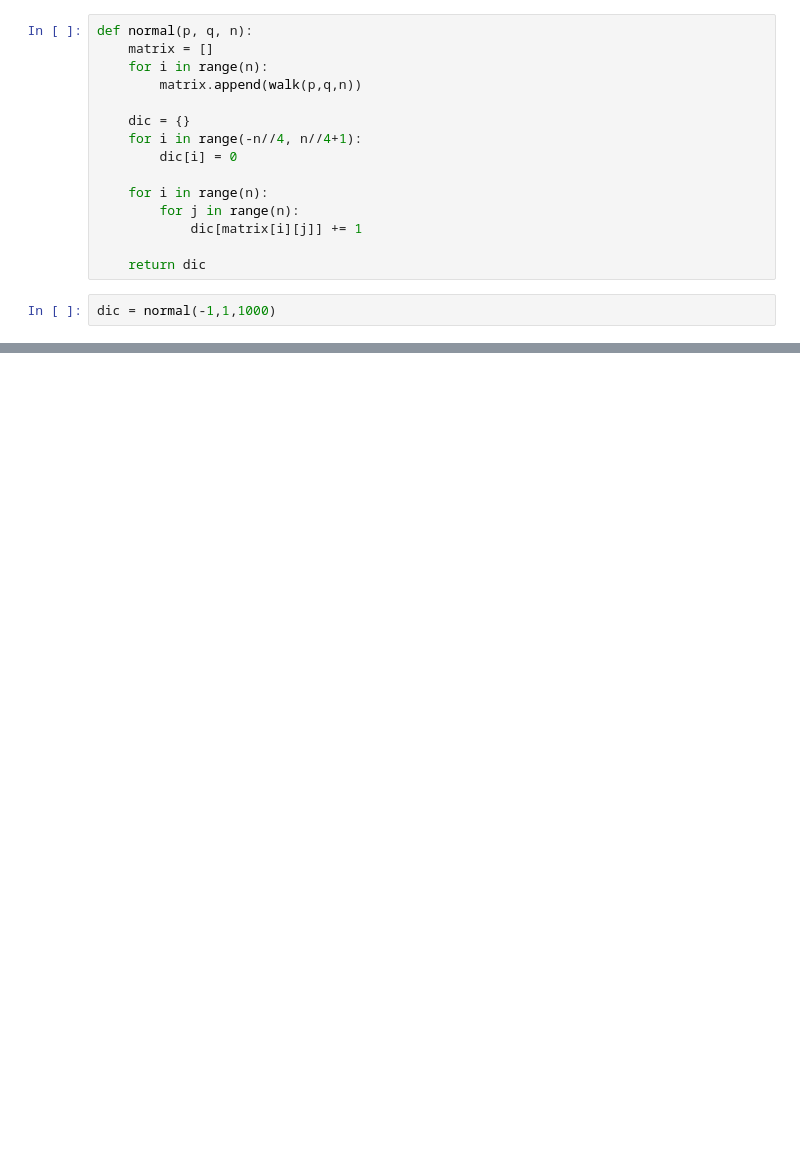
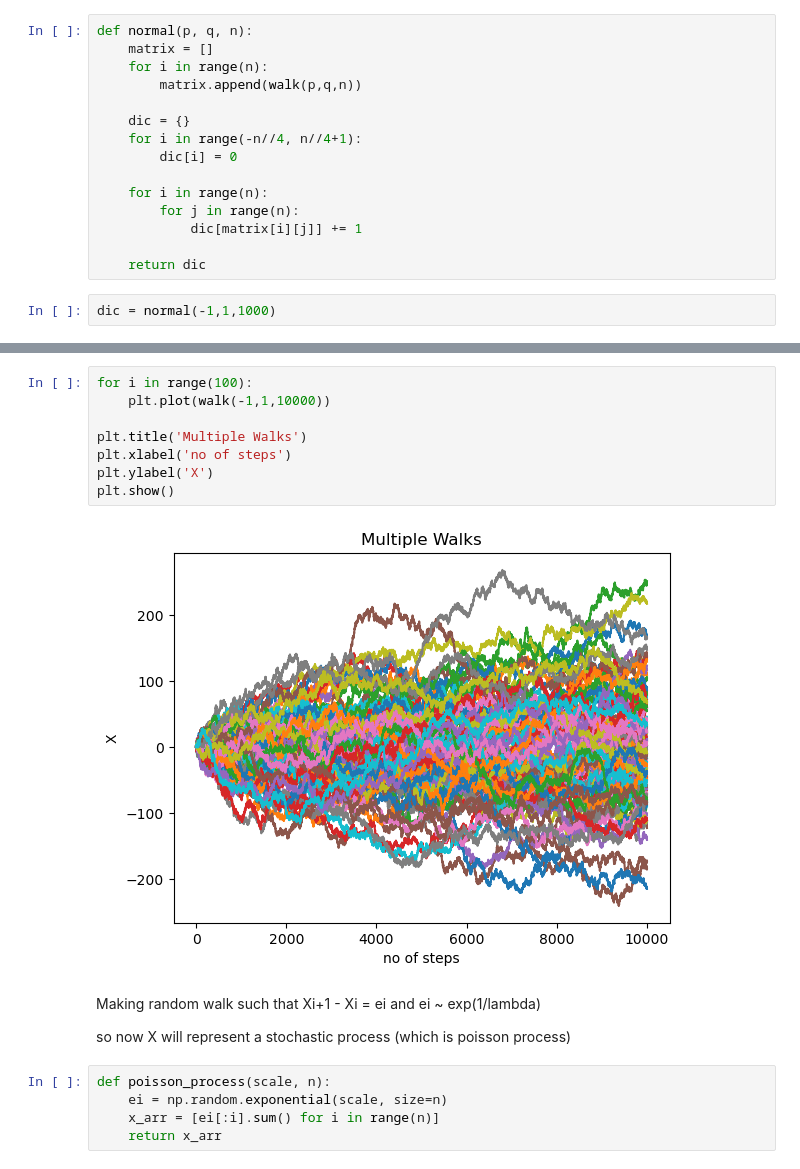
Before and after one commit to dsgiitr/lecture-assignments-y23, a Jupyter notebook: aakashks/pre-lecture-1/randomness.ipynb, the cells around one changed output, grey strips where cells are left out. Saved outputs shown, nothing was run; the diff lists cells and outputs as text; blank space fills up the shorter version.

Commit message:
added 2d path, poisson process

```diff
--- a/aakashks/pre-lecture-1/randomness.ipynb
+++ b/aakashks/pre-lecture-1/randomness.ipynb
@@ -36,0 +48,20 @@ plt.plot(dic.keys(), dic.values())
+# %%
+for i in range(100):
+    plt.plot(walk(-1,1,10000))
+
+plt.title('Multiple Walks')
+plt.xlabel('no of steps')
+plt.ylabel('X')
+plt.show()
+# %% [output]
+[figure, added]
+# %% [markdown]
+Making random walk such that Xi+1 - Xi = ei
+and ei ~ exp(1/lambda)
+
+so now X will represent a stochastic process (which is poisson process)
+# %%
+def poisson_process(scale, n):
+    ei = np.random.exponential(scale, size=n)
+    x_arr = [ei[:i].sum() for i in range(n)]
+    return x_arr
```
Also changed, not shown: parts of 12 cells of this notebook.
